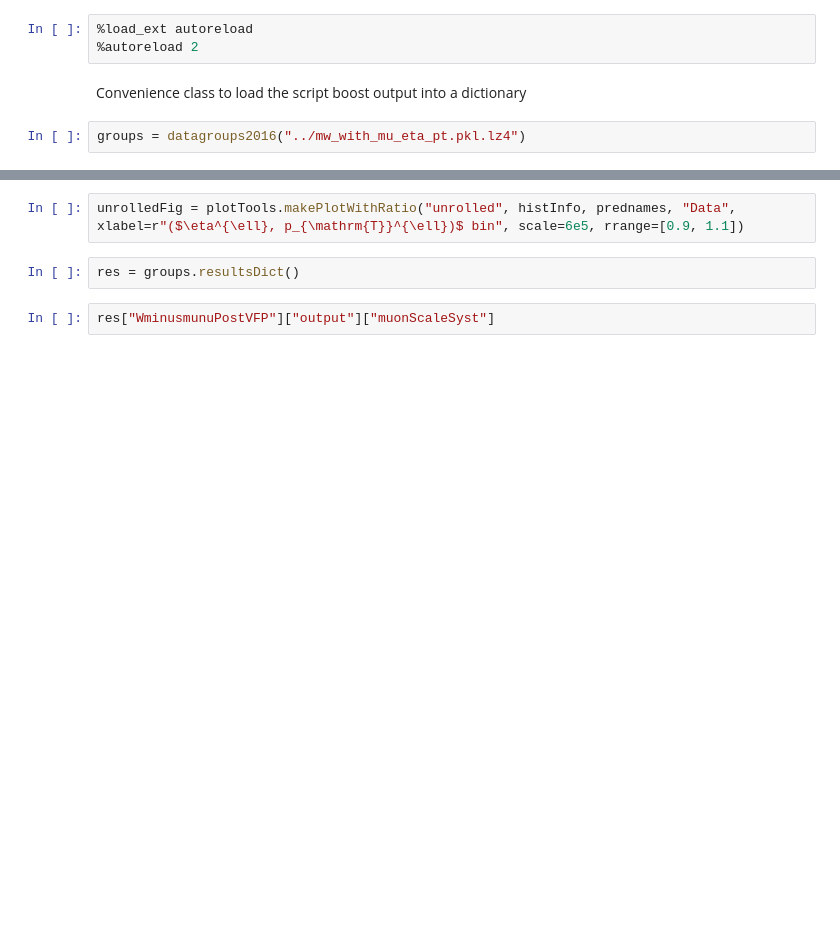
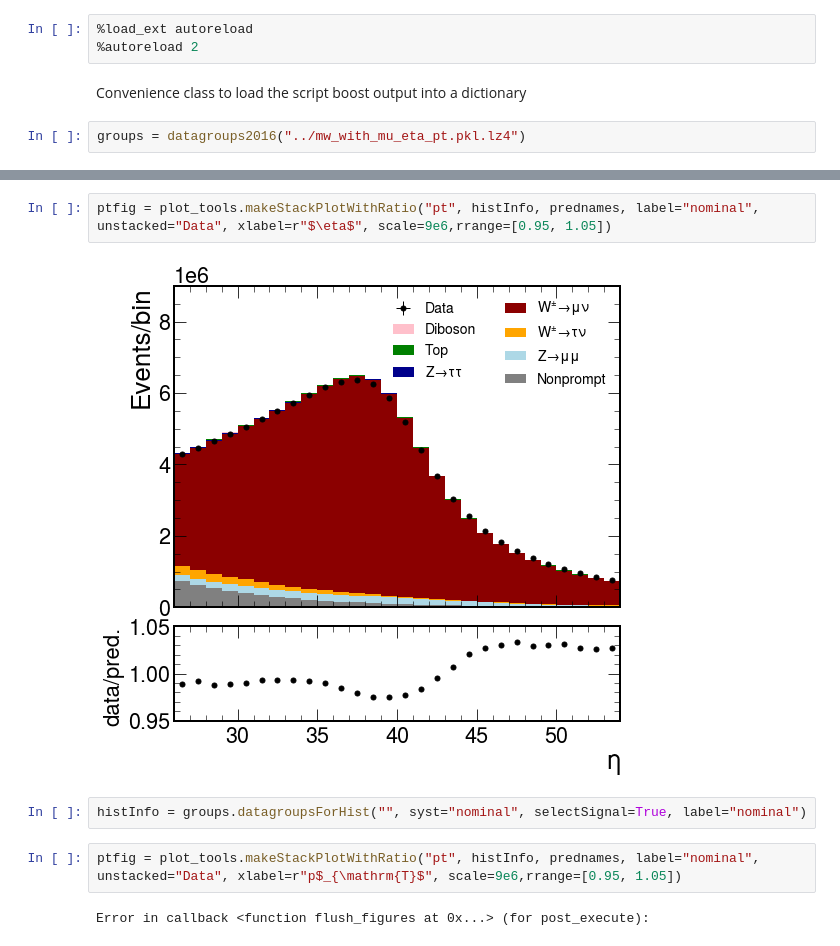
Before and after one commit to bendavid/WRemnants, a Jupyter notebook: notebooks/PlotScratch.ipynb, the cells around one changed output, grey strips where cells are left out. Saved outputs shown, nothing was run; the diff lists cells and outputs as text; blank space fills up the shorter version.

```diff
--- a/notebooks/PlotScratch.ipynb
+++ b/notebooks/PlotScratch.ipynb
@@ -28,7 +45,11 @@ etafig = plotTools.makePlotWithRatio("eta", histInfo, prednames, "Data", scale=1
 # %%
-unrolledFig = plotTools.makePlotWithRatio("unrolled", histInfo, prednames, "Data", xlabel=r"($\eta^{\ell}, p_{\mathrm{T}}^{\ell})$ bin", scale=6e5, rrange=[0.9, 1.1])
+ptfig = plot_tools.makeStackPlotWithRatio("pt", histInfo, prednames, label="nominal", unstacked="Data", xlabel=r"$\eta$", scale=9e6,rrange=[0.95, 1.05])
+# %% [output]
+[figure, added]
 # %%
-res = groups.resultsDict()
+histInfo = groups.datagroupsForHist("", syst="nominal", selectSignal=True, label="nominal")
 # %%
-res["WminusmunuPostVFP"]["output"]["muonScaleSyst"]
+ptfig = plot_tools.makeStackPlotWithRatio("pt", histInfo, prednames, label="nominal", unstacked="Data", xlabel=r"p$_{\mathrm{T}$", scale=9e6,rrange=[0.95, 1.05])
+# %% [output]
+Error in callback <function flush_figures at 0x...> (for post_execute):
 # %%
```
Also changed, not shown: parts of 10 cells of this notebook, 11 other files.
